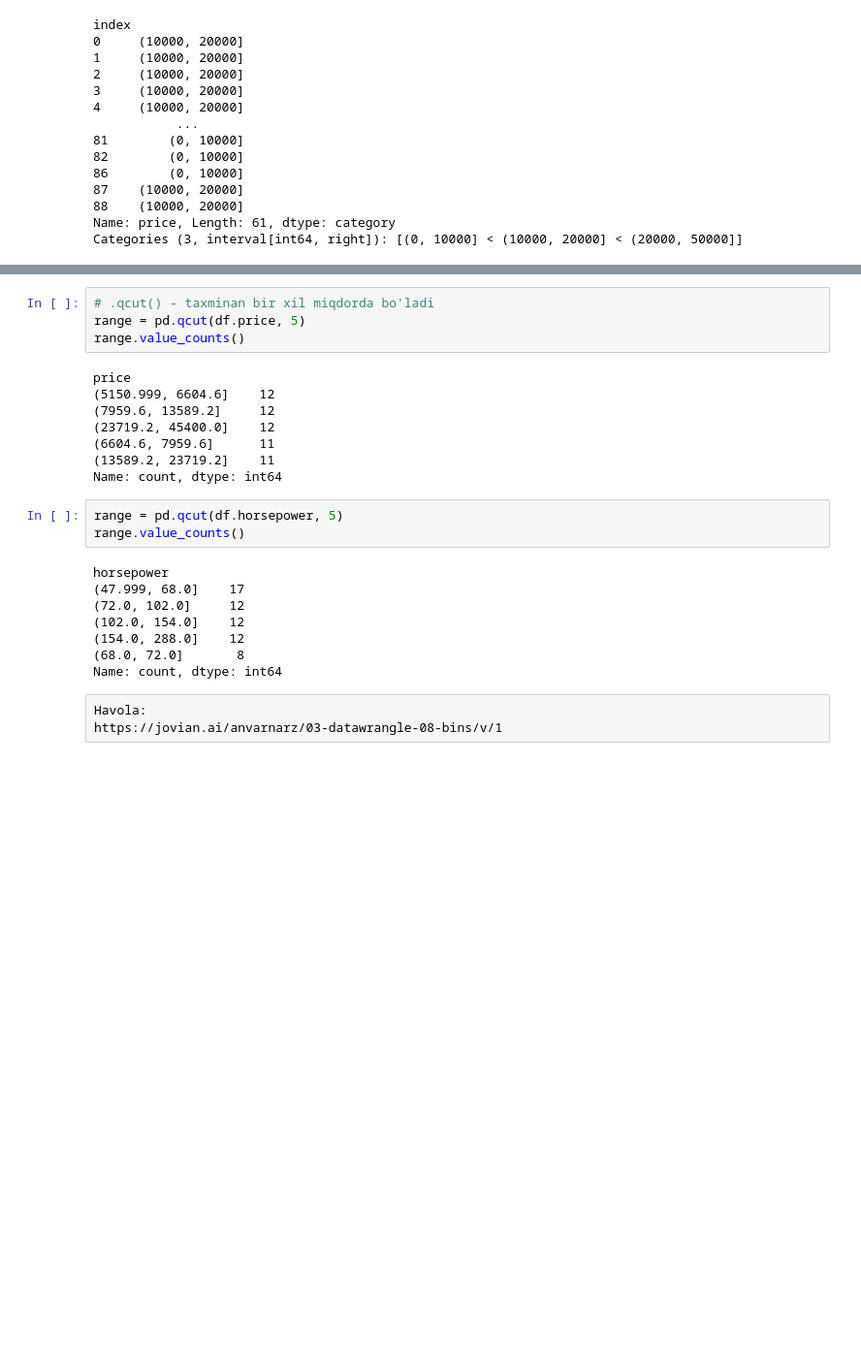
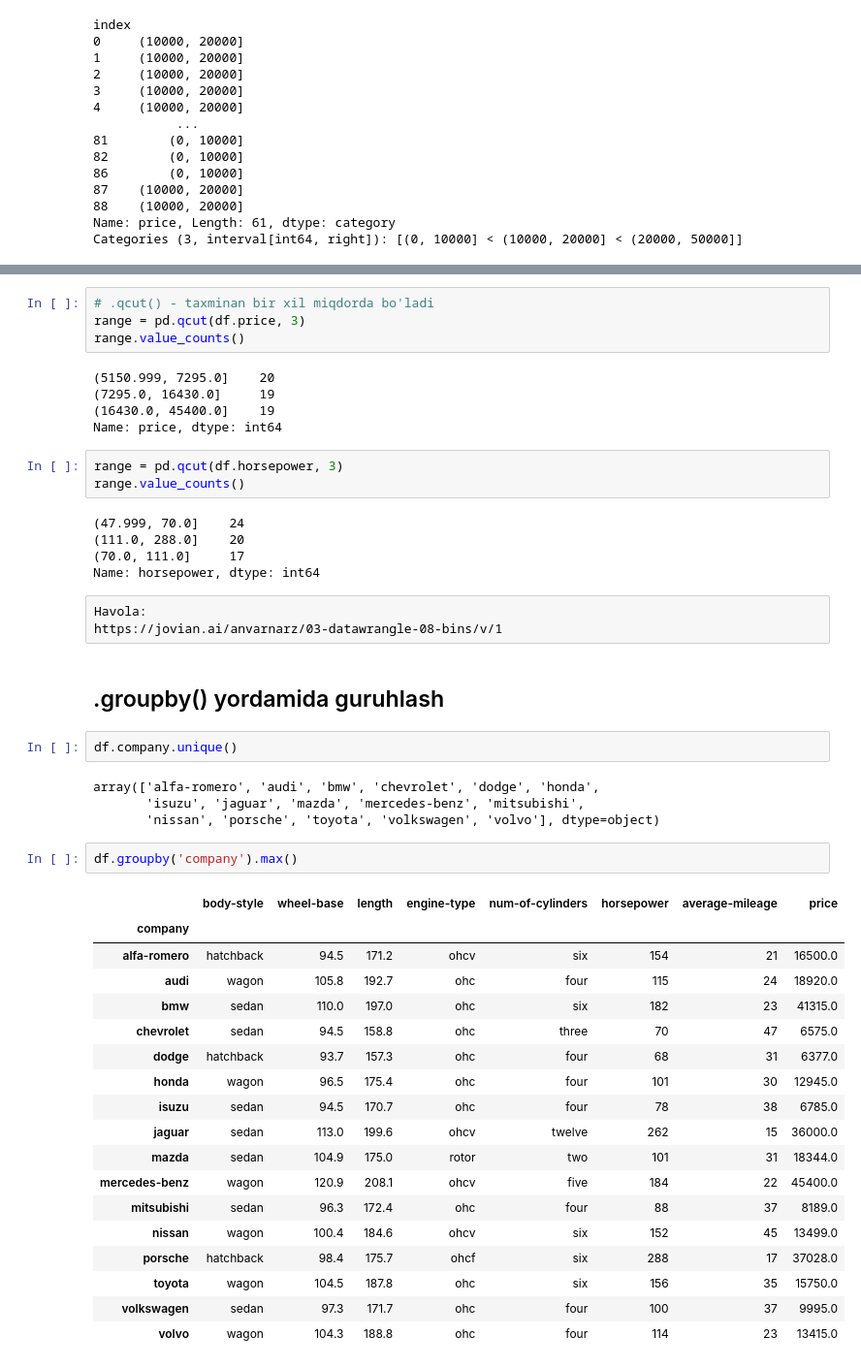
Before and after one commit to ulubeykhuja/mohir_dev_lessons, a Jupyter notebook: tayyorlash_tozalash.ipynb, the cells around one changed output, grey strips where cells are left out. Shown: that part at 97% size. Saved outputs shown, nothing was run; the diff lists cells and outputs as text; blank space fills up the shorter version.

```diff
--- a/tayyorlash_tozalash.ipynb
+++ b/tayyorlash_tozalash.ipynb
@@ -639,26 +195,49 @@ Name: count, dtype: int64
 # %%
 # .qcut() - taxminan bir xil miqdorda bo'ladi
-range = pd.qcut(df.price, 5)
+range = pd.qcut(df.price, 3)
 range.value_counts()
 # %% [output]
-price
-(5150.999, 6604.6]    12
-(7959.6, 13589.2]     12
-(23719.2, 45400.0]    12
-(6604.6, 7959.6]      11
-(13589.2, 23719.2]    11
-Name: count, dtype: int64
+(5150.999, 7295.0]    20
+(7295.0, 16430.0]     19
+(16430.0, 45400.0]    19
+Name: price, dtype: int64
 # %%
-range = pd.qcut(df.horsepower, 5)
+range = pd.qcut(df.horsepower, 3)
 range.value_counts()
 # %% [output]
-horsepower
-(47.999, 68.0]    17
-(72.0, 102.0]     12
-(102.0, 154.0]    12
-(154.0, 288.0]    12
-(68.0, 72.0]       8
-Name: count, dtype: int64
+(47.999, 70.0]    24
+(111.0, 288.0]    20
+(70.0, 111.0]     17
+Name: horsepower, dtype: int64
 # %% [raw]
 Havola:
 https://jovian.ai/anvarnarz/03-datawrangle-08-bins/v/1
+# %% [markdown]
+## .groupby() yordamida guruhlash
+# %%
+df.company.unique()
+# %% [output]
+array(['alfa-romero', 'audi', 'bmw', 'chevrolet', 'dodge', 'honda',
+       'isuzu', 'jaguar', 'mazda', 'mercedes-benz', 'mitsubishi',
+       'nissan', 'porsche', 'toyota', 'volkswagen', 'volvo'], dtype=object)
+# %%
+df.groupby('company').max()
+# %% [output]
+|  | body-style | wheel-base | length | engine-type | num-of-cylinders | horsepower | average-mileage | price |
+| company |  |  |  |  |  |  |  |  |
+| alfa-romero | hatchback | 94.5 | 171.2 | ohcv | six | 154 | 21 | 16500.0 |
+| audi | wagon | 105.8 | 192.7 | ohc | four | 115 | 24 | 18920.0 |
+| bmw | sedan | 110.0 | 197.0 | ohc | six | 182 | 23 | 41315.0 |
+| chevrolet | sedan | 94.5 | 158.8 | ohc | three | 70 | 47 | 6575.0 |
+| dodge | hatchback | 93.7 | 157.3 | ohc | four | 68 | 31 | 6377.0 |
+| honda | wagon | 96.5 | 175.4 | ohc | four | 101 | 30 | 12945.0 |
+| isuzu | sedan | 94.5 | 170.7 | ohc | four | 78 | 38 | 6785.0 |
+| jaguar | sedan | 113.0 | 199.6 | ohcv | twelve | 262 | 15 | 36000.0 |
+| mazda | sedan | 104.9 | 175.0 | rotor | two | 101 | 31 | 18344.0 |
+| mercedes-benz | wagon | 120.9 | 208.1 | ohcv | five | 184 | 22 | 45400.0 |
+| mitsubishi | sedan | 96.3 | 172.4 | ohc | four | 88 | 37 | 8189.0 |
+| nissan | wagon | 100.4 | 184.6 | ohcv | six | 152 | 45 | 13499.0 |
+| porsche | hatchback | 98.4 | 175.7 | ohcf | six | 288 | 17 | 37028.0 |
+| toyota | wagon | 104.5 | 187.8 | ohc | six | 156 | 35 | 15750.0 |
+| volkswagen | sedan | 97.3 | 171.7 | ohc | four | 100 | 37 | 9995.0 |
+| volvo | wagon | 104.3 | 188.8 | ohc | four | 114 | 23 | 13415.0 |
```
Also changed, not shown: parts of 77 cells of this notebook, 1 other file.
